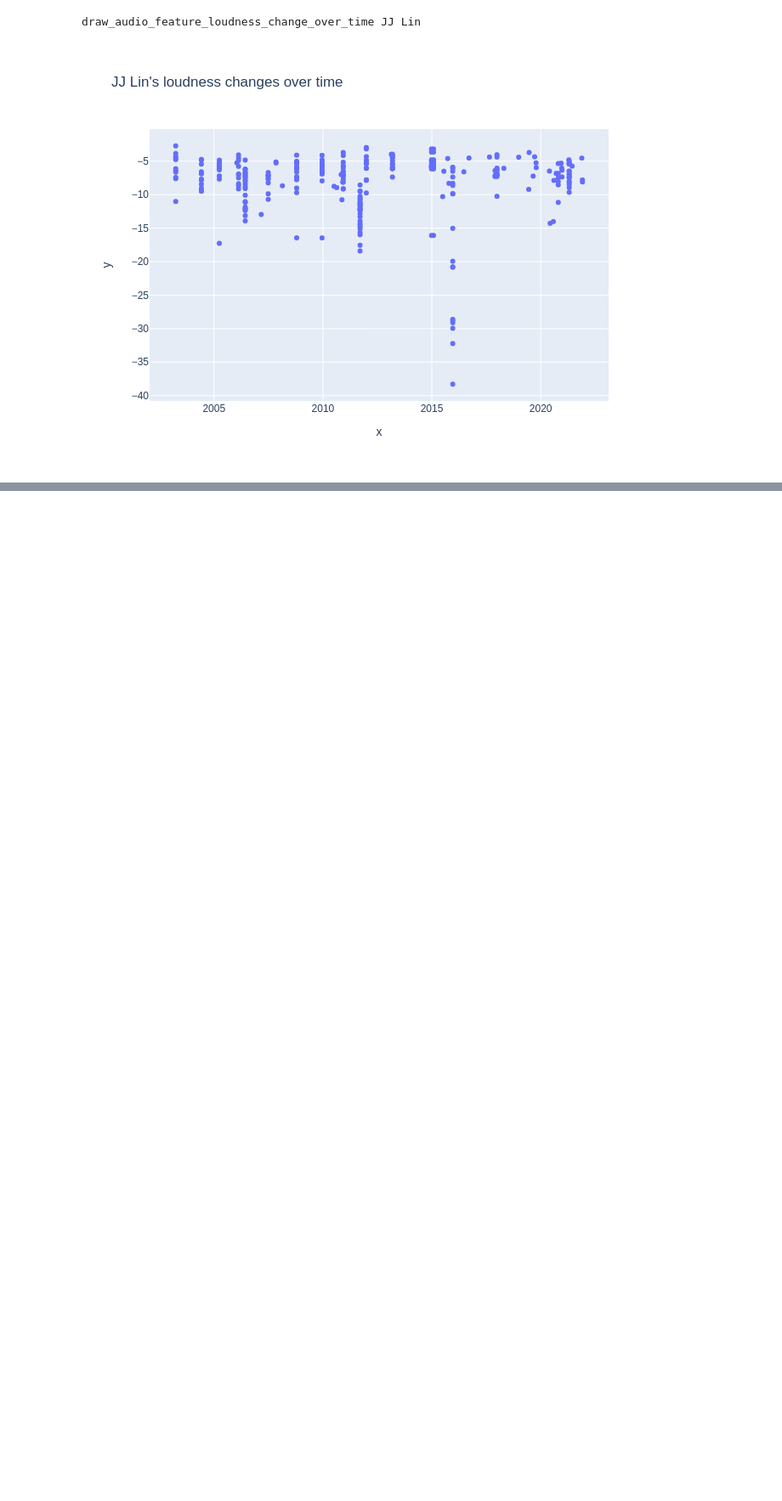
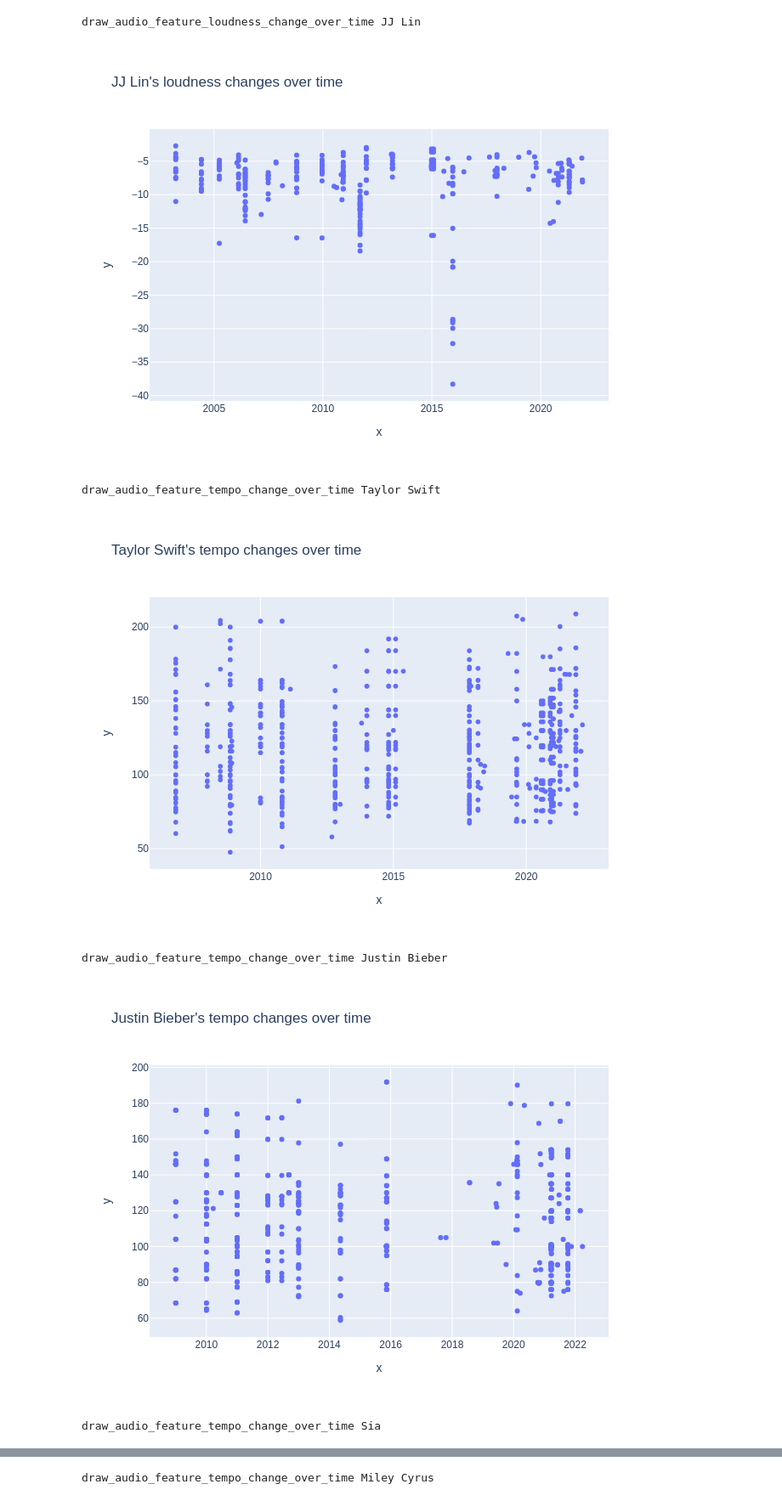
Before and after one commit to com-480-data-visualization/datavis-project-2022-shazam, a Jupyter notebook: dataset/crawler/notebook.ipynb, the cells around one changed output, grey strips where cells are left out. Shown at 85% size. Saved outputs shown, nothing was run; the diff lists cells and outputs as text; code cells hidden in the pictures; blank space fills up the shorter version.

```diff
--- a/dataset/crawler/notebook.ipynb
+++ b/dataset/crawler/notebook.ipynb
@@ -457,25 +457,31 @@ draw_audio_feature_loudness_change_over_time JJ Lin
 # %%
 def draw_audio_feature_tempo_change_over_time(singer: customdatatypes.Singer):
     print(f"draw_audio_feature_tempo_change_over_time {singer.name}")
 
     # it's sorted by release date already
     singer.albums.reverse()
     x = []
     y = []
     for (i, album) in enumerate(singer.albums):
         # print(album.release_date)
         for track in album.tracks:
             x.append(album.release_date)
-            y.append(track.loudness)
+            y.append(track.tempo)
 
     dataframe = pd.DataFrame({'x': x,
                                'y': y,})
 
-    fig = px.scatter(dataframe, x=dataframe["x"], y=dataframe['y'], title=f"{singer.name}'s loudness changes over time")
+    fig = px.scatter(dataframe, x=dataframe["x"], y=dataframe['y'], title=f"{singer.name}'s tempo changes over time")
     # fig.show() # will have weird bug during rendering
     os.system(f"mkdir -p \"out/audio_feature_loudness\"")
     fig.write_image(f"out/audio_feature_loudness/{singer.name}.png")
     show_image(f"out/audio_feature_loudness/{singer.name}.png")
 
 for singer in english_singers+chinese_singers:
     draw_audio_feature_tempo_change_over_time(singer=singer)
+# %% [output]
+draw_audio_feature_tempo_change_over_time Taylor Swift
+[figure, added]
+draw_audio_feature_tempo_change_over_time Justin Bieber
+[figure, added]
+draw_audio_feature_tempo_change_over_time Sia
@@ -481,0 +489 @@ for singer in english_singers+chinese_singers:
+draw_audio_feature_tempo_change_over_time Miley Cyrus
```
Also changed, not shown: parts of 1 cell of this notebook.
